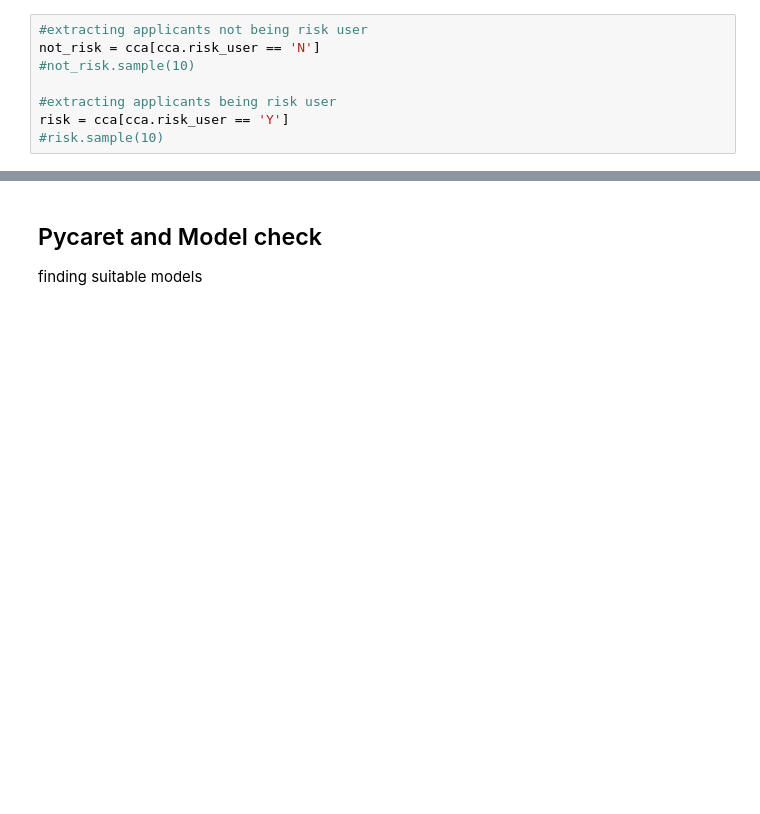
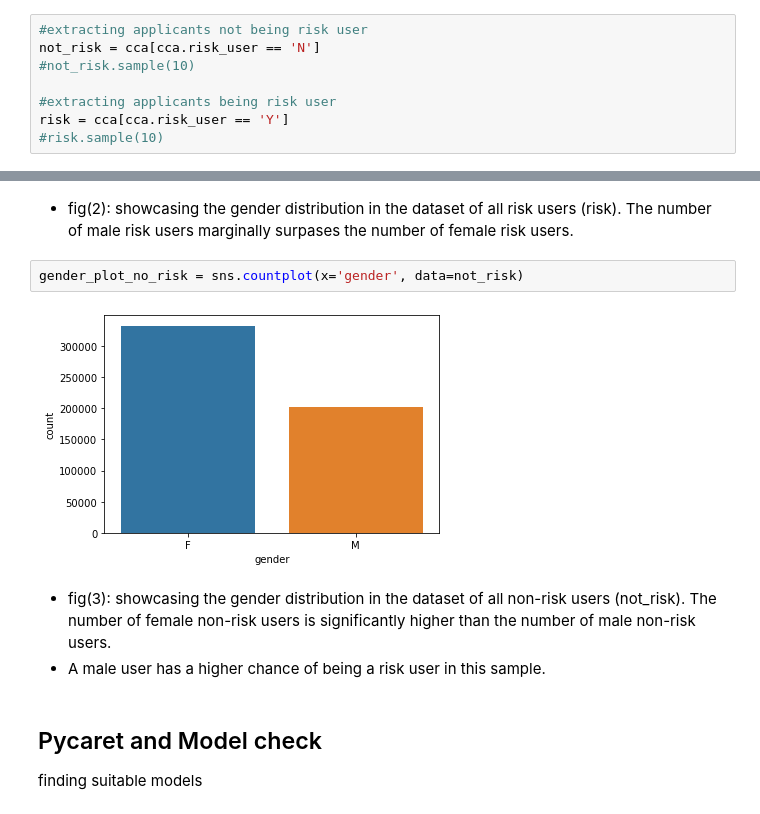
Before and after one commit to yassdenn/cca, a Jupyter notebook: MAIN.ipynb, the cells around one changed output, grey strips where cells are left out. Drawn from its saved outputs; the diff is of its cells as text; blank space fills up the shorter version.

```diff
--- a/MAIN.ipynb
+++ b/MAIN.ipynb
@@ -133,3 +139,12 @@ gender_plot = sns.countplot(x='gender',data=cca)
+# %% [markdown]
+- fig(2): showcasing the gender distribution in the dataset of all risk users (risk). The number of male risk users marginally surpases the number of female risk users.
+# %%
+gender_plot_no_risk = sns.countplot(x='gender', data=not_risk)
+# %% [output]
+[figure, added]
+# %% [markdown]
+- fig(3): showcasing the gender distribution in the dataset of all non-risk users (not_risk). The number of female non-risk users is significantly higher than the number of male non-risk users.
+- A male user has a higher chance of being a risk user in this sample.
 # %% [markdown]
 ## Pycaret and Model check
 finding suitable models
```
Also changed, not shown: parts of 5 cells of this notebook.
